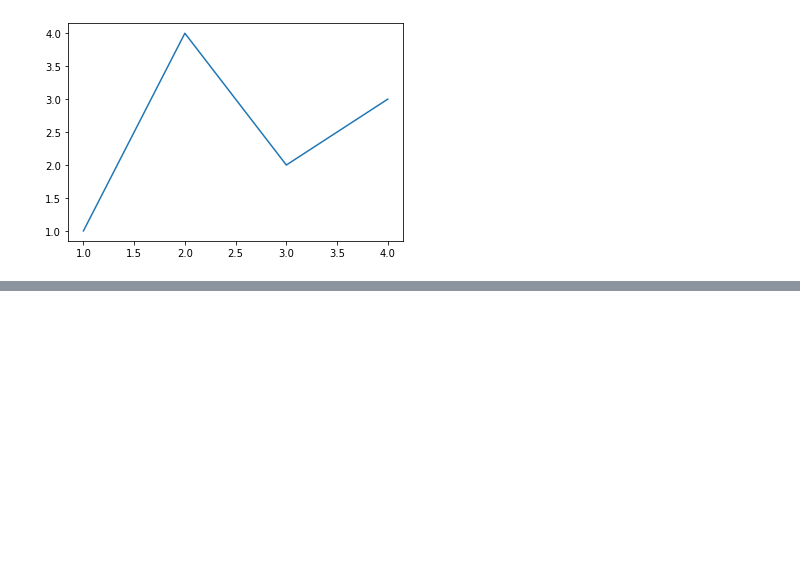
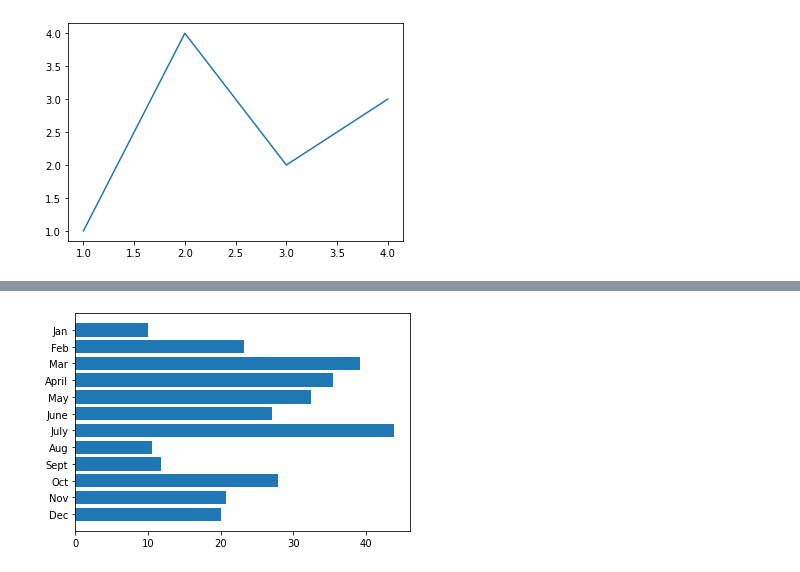
Before and after one commit to ipbrieske/PyBer_Analysis, a Jupyter notebook: Matplotlib_practice.ipynb, the cells around one changed output, grey strips where cells are left out. Saved outputs shown, nothing was run; the diff lists cells and outputs as text; code cells hidden in the pictures; blank space fills up the shorter version.

```diff
--- a/Matplotlib_practice.ipynb
+++ b/Matplotlib_practice.ipynb
@@ -63,0 +92,6 @@ ax.plot([1, 2, 3, 4], [1, 4, 2, 3,]); # Plot some data on the axes
+# %%
+# Create the plot
+plt.barh(x_axis, y_axis)
+plt.gca().invert_yaxis()
+# %% [output]
+[figure, added]
```
Also changed, not shown: parts of 16 cells of this notebook, 7 other files.
